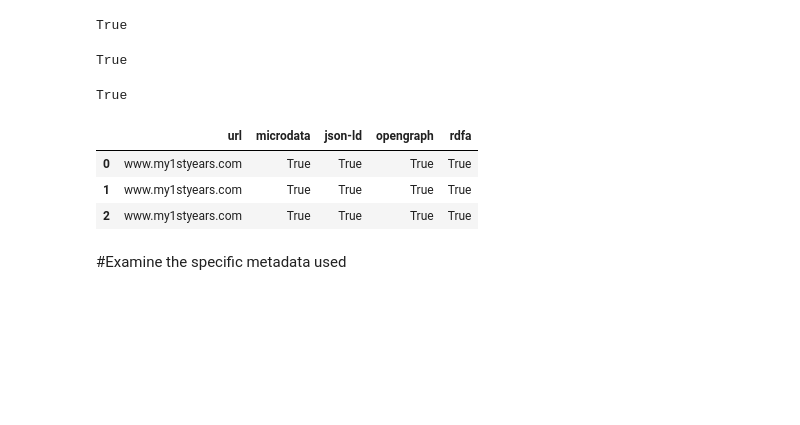
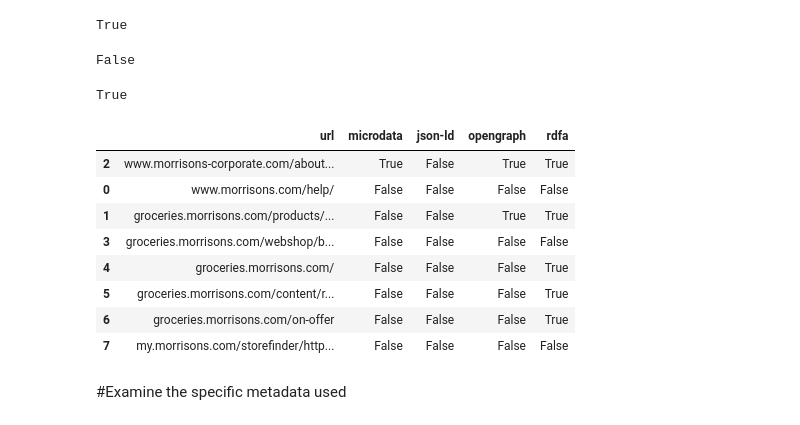
Before and after one commit to simodepth/Structured-data, a Jupyter notebook: Bulk_Extract_Structured_Data_with_Python.ipynb, the cells around one changed output. Cells and saved outputs as stored; diff of their text form; code cells hidden in the pictures; blank space fills up the shorter version.

```diff
--- a/Bulk_Extract_Structured_Data_with_Python.ipynb
+++ b/Bulk_Extract_Structured_Data_with_Python.ipynb
@@ -59,3 +54,14 @@ sites = ['https://www.my1styears.com/personalised-silver-baby-jewellery-gift-set
+# %%
+sites = ['https://www.morrisons.com/help/',
+'https://groceries.morrisons.com/products/pukka-steak-slice-569177011',
+'https://www.morrisons-corporate.com/about-us/',
+'https://groceries.morrisons.com/webshop/bundle/breaded-chicken-salad-wrap-bundle/1006702395',
+'https://groceries.morrisons.com/',
+'https://groceries.morrisons.com/content/recipes-by-morrisons-33805?clkInTab=Recipes',
+'https://groceries.morrisons.com/on-offer',
+'https://my.morrisons.com/storefinder/'
+'https://www.morrisons.jobs/'
+]
 # %% [markdown]
 #Extract the metadata for one sample page
 # %%
@@ -72,6 +78,6 @@ def extract_metadata(url):
                                          'rdfa'])
     return metadata
 # %%
-metadata = extract_metadata('https://www.my1styears.com/personalised-grey-bunny-soft-toy.html')
+metadata = extract_metadata('https://www.morrisons-corporate.com/about-us/')
 metadata
 # %% [output]
@@ -111,7 +120,7 @@ True
 # %%
 uses_metadata_type(metadata, 'json-ld')
 # %% [output]
-True
+False
 # %%
 uses_metadata_type(metadata, 'microdata')
 # %% [output]
@@ -119,27 +128,32 @@ True
 # %%
 #@title Extract metadata usage for each site
 df = pd.DataFrame(columns = ['url', 'microdata', 'json-ld', 'opengraph', 'rdfa'])
 
 for url in sites:
     metadata = extract_metadata(url)
     urldata = urlparse(url)
 
     row = {
-        'url': urldata.netloc,
+        'url': urldata.netloc + urldata.path,
         'microdata': uses_metadata_type(metadata, 'microdata'),
         'json-ld': uses_metadata_type(metadata, 'json-ld'),
         'opengraph': uses_metadata_type(metadata, 'opengraph'),
         'rdfa': uses_metadata_type(metadata, 'rdfa')
     }
 
     df = df.append(row, ignore_index=True)
 
 df.head(10).sort_values(by='microdata', ascending=False)
 # %% [output]
 |  | url | microdata | json-ld | opengraph | rdfa |
-| 0 | www.my1styears.com | True | True | True | True |
-| 1 | www.my1styears.com | True | True | True | True |
-| 2 | www.my1styears.com | True | True | True | True |
+| 2 | www.morrisons-corporate.com/about... | True | False | True | True |
+| 0 | www.morrisons.com/help/ | False | False | False | False |
+| 1 | groceries.morrisons.com/products/... | False | False | True | True |
+| 3 | groceries.morrisons.com/webshop/b... | False | False | False | False |
+| 4 | groceries.morrisons.com/ | False | False | False | True |
+| 5 | groceries.morrisons.com/content/r... | False | False | False | True |
+| 6 | groceries.morrisons.com/on-offer | False | False | False | True |
+| 7 | my.morrisons.com/storefinder/http... | False | False | False | False |
 # %% [markdown]
 #Examine the specific metadata used
 # %%
```
Also changed, not shown: parts of 5 cells of this notebook.
